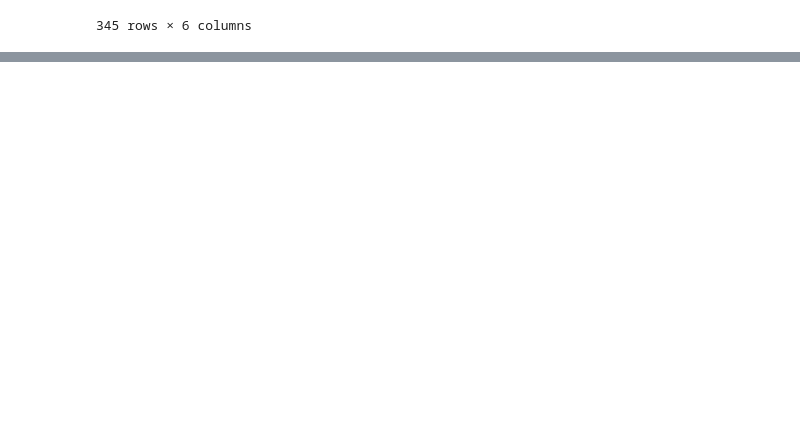
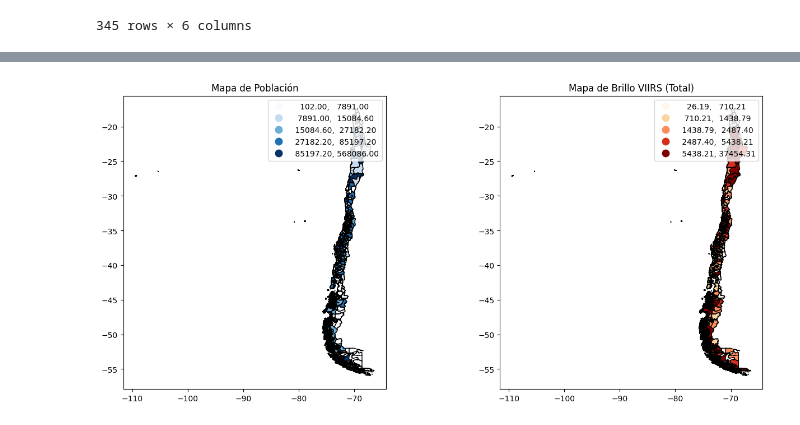
Before and after one commit to typedpie/Analisis-de-datos-2025, a Jupyter notebook: Notebooks/Chile.ipynb, the cells around one changed output, grey strips where cells are left out. Drawn from its saved outputs; the diff is of its cells as text; code cells hidden in the pictures; blank space fills up the shorter version.

Commit message:
Entrega final análisis de datos 2025 - Región de Los Ríos

```diff
--- a/Notebooks/Chile.ipynb
+++ b/Notebooks/Chile.ipynb
@@ -272,0 +481,19 @@ gdf_poblacion
+# %%
+stats = zonal_stats(
+    gdf_poblacion,
+    ruta_raster,
+    stats=['mean', 'sum'],
+    nodata=0,            # ajusta según tu raster
+    geojson_out=False
+)
+# Añade a la capa comunal
+gdf_poblacion['viirs_mean'] = [s['mean'] for s in stats]
+gdf_poblacion['viirs_sum']  = [s['sum']  for s in stats]
+
+# 3) DataFrame con las columnas pedidas
+gdf_poblacion = gdf_poblacion.rename(columns={'Población censada': 'poblacion'})
+df_viirs = gdf_poblacion[['Region', 'Comuna', 'poblacion', 'viirs_mean', 'viirs_sum']].copy()
+
+# Filtrar a Región de Los Ríos
+df_los_rios = df_viirs[df_viirs['Region'].str.contains('Ríos', case=False, na=False)].reset_index(drop=True)
+df_los_rios.head()
@@ -272,0 +575,31 @@ gdf_poblacion
+# %%
+fig, axes = plt.subplots(1,2, figsize=(14,6))
+
+# Mapa población
+gdf_poblacion.plot(
+    column='poblacion',
+    cmap='Blues',
+    scheme='Quantiles',
+    k=5,
+    edgecolor="black",
+    legend=True,
+    ax=axes[0]
+)
+axes[0].set_title("Mapa de Población")
+
+# Mapa VIIRS (brillo total)
+gdf_poblacion.plot(
+    column='viirs_sum',
+    cmap='OrRd',
+    scheme='Quantiles',
+    k=5,
+    edgecolor="black",
+    legend=True,
+    ax=axes[1]
+)
+axes[1].set_title("Mapa de Brillo VIIRS (Total)")
+
+plt.tight_layout()
+plt.show()
+# %% [output]
+[figure, added]
```
Also changed, not shown: parts of 17 cells of this notebook, 2 other files.
